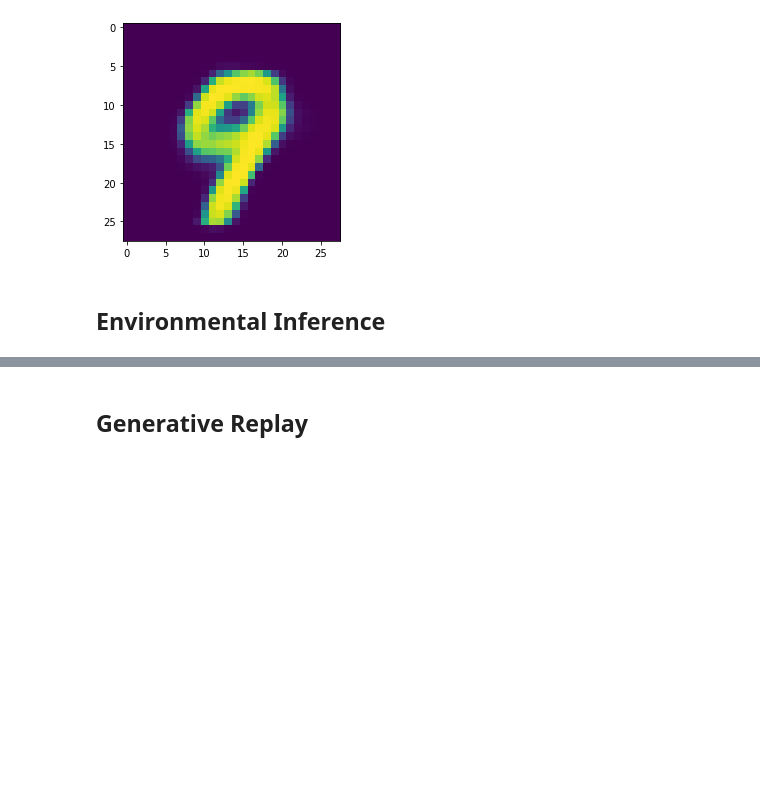
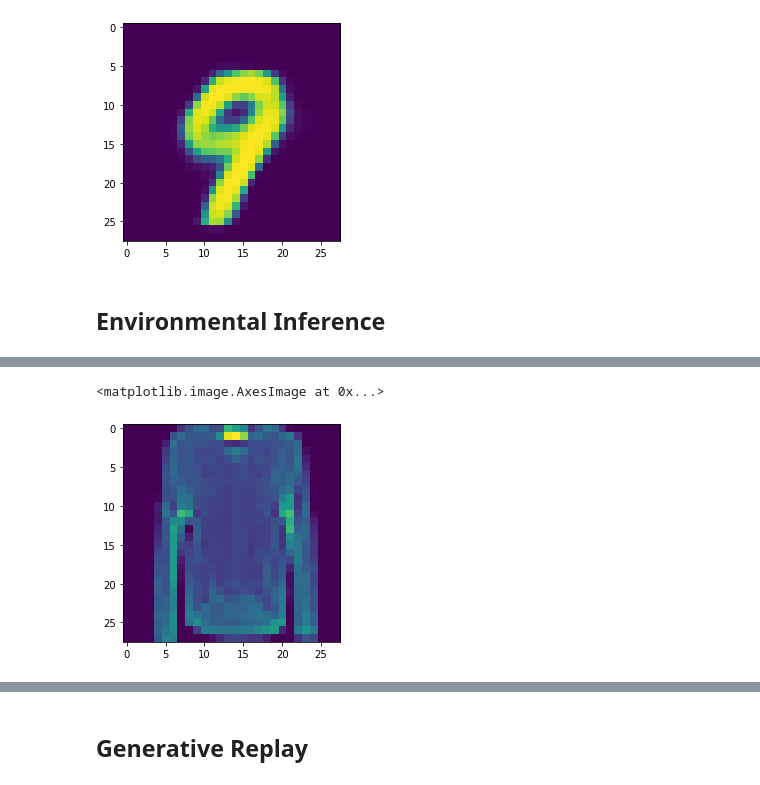
Before and after one commit to oliveradk/cult, a Jupyter notebook: 03a_core.train.ipynb, the cells around one changed output, grey strips where cells are left out. Cells and saved outputs as stored; diff of their text form; code cells hidden in the pictures; blank space fills up the shorter version.

```diff
--- a/03a_core.train.ipynb
+++ b/03a_core.train.ipynb
@@ -26,6 +26,9 @@ mnist_data = CommonMNIST(DATA_PATH, transform=ToTensor(), download=True)
 fc_vae_helper = FCVAE(latents)
 mnist_loader = DataLoader(mnist_data, batch_size=batch_size, shuffle=True)
 mnist_batch, _ = iter(mnist_loader).next()
+small_fashion = CommonFashionMNIST(DATA_PATH, transform=ToTensor())
+sf_loader = DataLoader(small_fashion, batch_size=batch_size, shuffle=True)
+sf_batch, _ = iter(sf_loader).next()
 rec, mu, logvar = fc_vae_helper(mnist_batch)
 fashion_data = MovingFashionMNIST(DATA_PATH, transform=ToTensor(), download=True)
 fashion_loader = DataLoader(fashion_data, batch_size, shuffle=True)
@@ -274,0 +365,5 @@ plt.imshow(rec_img[0].detach().numpy().squeeze())
+# %%
+plt.imshow(sf_batch[0].to('cpu').detach().numpy().squeeze())
+# %% [output]
+<matplotlib.image.AxesImage at 0x...>
+[figure, added]
```
Also changed, not shown: parts of 19 cells of this notebook, 2 other files.
